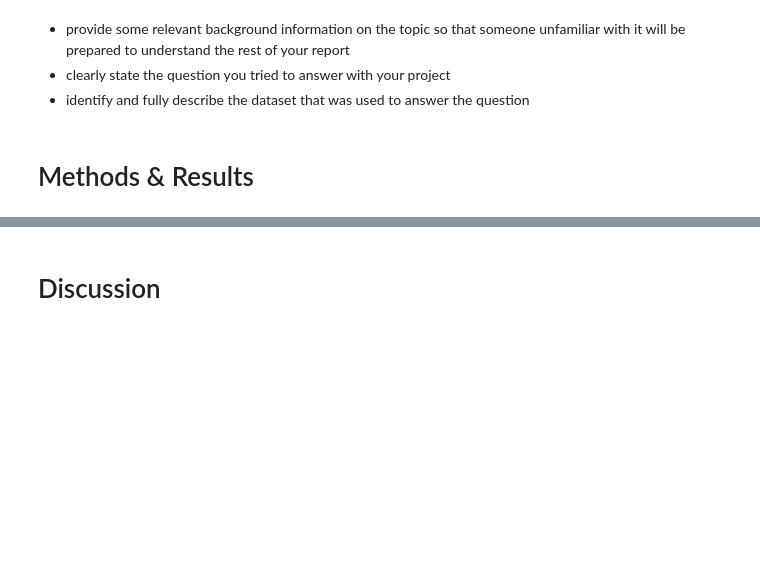
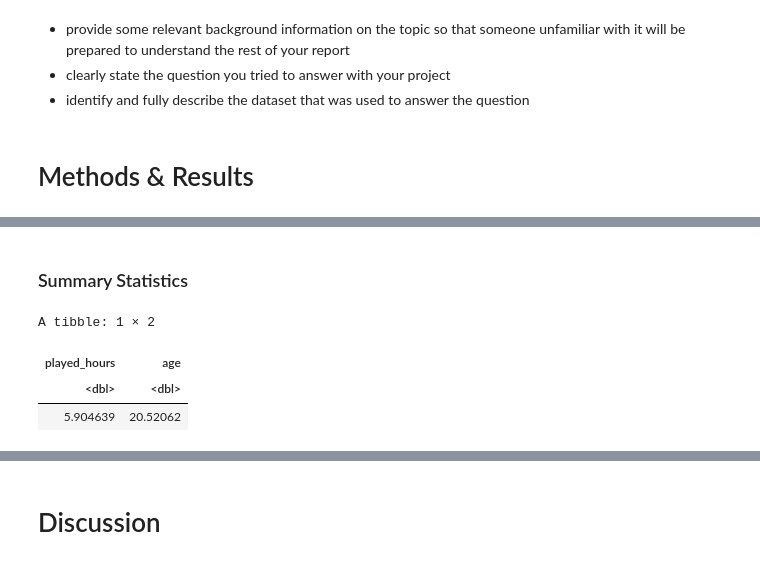
Before and after one commit to owenHochwald/dsci-100-2025w2-group-1, a Jupyter notebook: main.ipynb, the cells around one changed output, grey strips where cells are left out. Drawn from its saved outputs; the diff is of its cells as text; code cells hidden in the pictures; blank space fills up the shorter version.

```diff
--- a/main.ipynb
+++ b/main.ipynb
@@ -20,0 +83,13 @@ Group 005-1 - Emily Ung, Owen Hochwald, Jasmine Kaur, Mariah Fang
+# %% [markdown]
+### Summary Statistics
+# %%
+players_mean <- players_clean |>
+        select(played_hours, age) |>
+        map_df(mean)
+
+players_mean
+# %% [output]
+A tibble: 1 × 2
+| played_hours | age |
+| <dbl> | <dbl> |
+| 5.904639 | 20.52062 |
```
Also changed, not shown: parts of 21 cells of this notebook.
